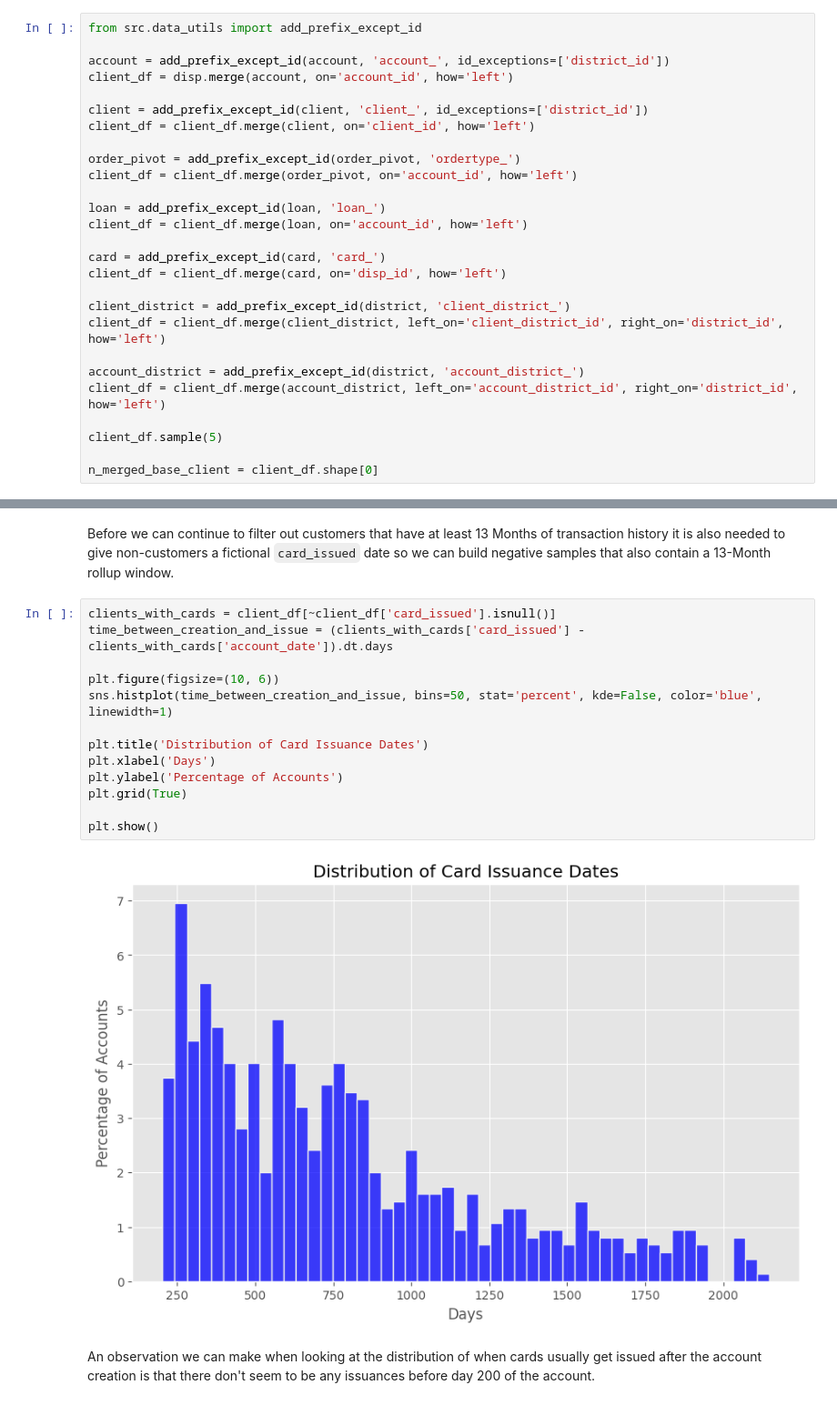
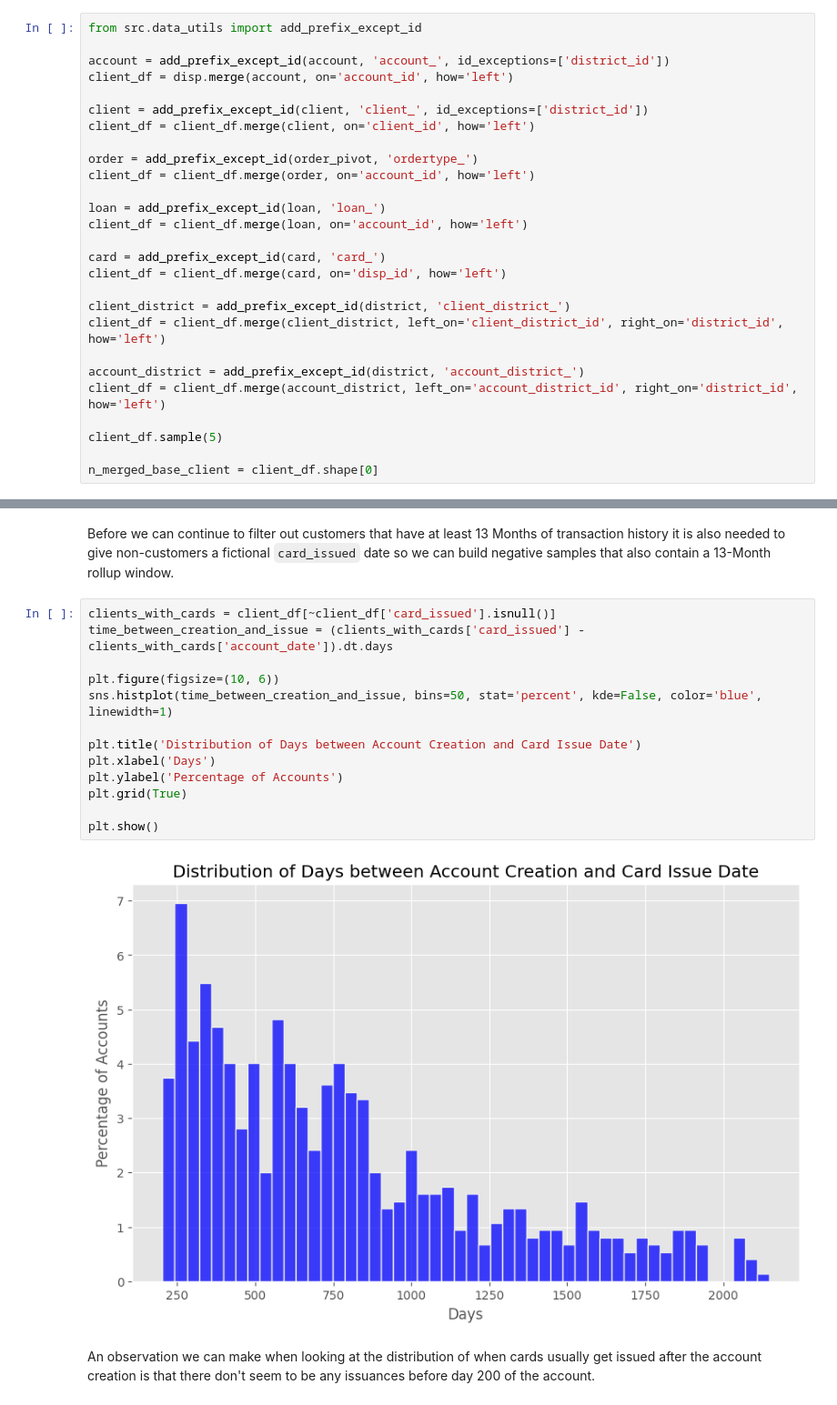
Before and after one commit to okaynils/fhnw-ds-aml, a Jupyter notebook: notebook.ipynb, the cells around one changed output, grey strips where cells are left out. Shown at 91% size. Cells and saved outputs as stored; diff of their text form.

```diff
--- a/notebook.ipynb
+++ b/notebook.ipynb
@@ -291,8 +291,8 @@ client_df = disp.merge(account, on='account_id', how='left')
 client = add_prefix_except_id(client, 'client_', id_exceptions=['district_id'])
 client_df = client_df.merge(client, on='client_id', how='left')
 
-order_pivot = add_prefix_except_id(order_pivot, 'ordertype_')
-client_df = client_df.merge(order_pivot, on='account_id', how='left')
+order = add_prefix_except_id(order_pivot, 'ordertype_')
+client_df = client_df.merge(order, on='account_id', how='left')
 
 loan = add_prefix_except_id(loan, 'loan_')
 client_df = client_df.merge(loan, on='account_id', how='left')
@@ -450,18 +451,18 @@ Before we can continue to filter out customers that have at least 13 Months of t
 # %%
 clients_with_cards = client_df[~client_df['card_issued'].isnull()]
 time_between_creation_and_issue = (clients_with_cards['card_issued'] - clients_with_cards['account_date']).dt.days
 
 plt.figure(figsize=(10, 6))
 sns.histplot(time_between_creation_and_issue, bins=50, stat='percent', kde=False, color='blue', linewidth=1)
 
-plt.title('Distribution of Card Issuance Dates')
+plt.title('Distribution of Days between Account Creation and Card Issue Date')
 plt.xlabel('Days')
 plt.ylabel('Percentage of Accounts')
 plt.grid(True)
 
 plt.show()
 # %% [output]
-[figure, old version]
+[figure, new version]
 # %% [markdown]
 An observation we can make when looking at the distribution of when cards usually get issued after the account creation is that there don't seem to be any issuances before day 200 of the account.
 # %%
```
Also changed, not shown: parts of 33 cells of this notebook, 1 other file.
